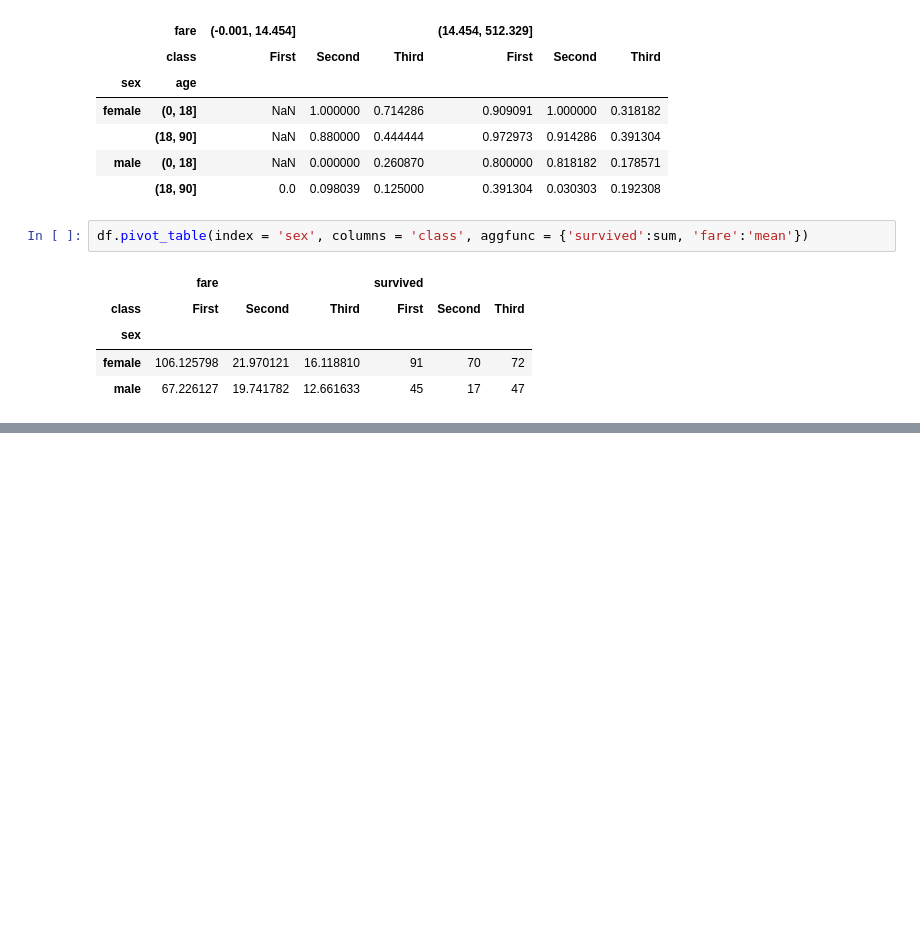
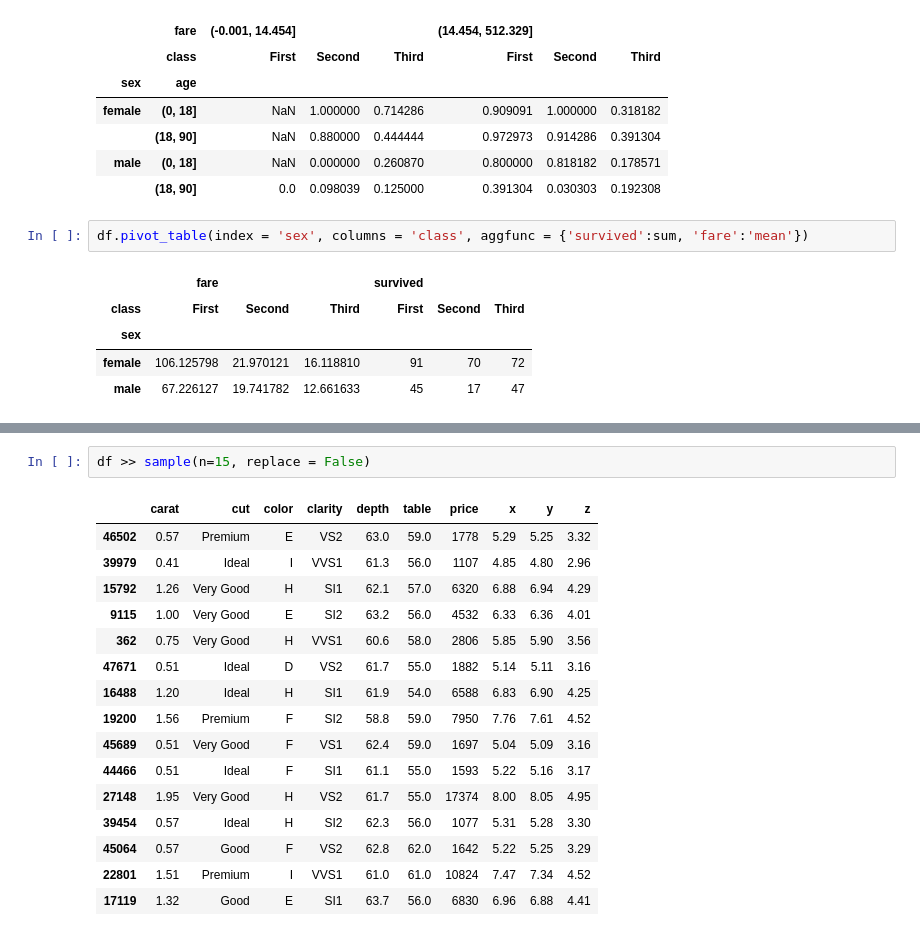
Before and after one commit to bevirgen/Data-Science---Artificial-Intelligence, a Jupyter notebook: 1. Python/2. Dr. M. Vahit Keskin/3. Pandas Basics/pandas_basics.ipynb, the cells around one changed output, grey strips where cells are left out. Cells and saved outputs as stored; diff of their text form; blank space fills up the shorter version.

```diff
--- a/1. Python/2. Dr. M. Vahit Keskin/3. Pandas Basics/pandas_basics.ipynb
+++ b/1. Python/2. Dr. M. Vahit Keskin/3. Pandas Basics/pandas_basics.ipynb
@@ -1158,0 +1264,19 @@ df.pivot_table(index = 'sex', columns = 'class', aggfunc = {'survived':sum, 'far
+# %%
+df >> sample(n=15, replace = False)
+# %% [output]
+|  | carat | cut | color | clarity | depth | table | price | x | y | z |
+| 46502 | 0.57 | Premium | E | VS2 | 63.0 | 59.0 | 1778 | 5.29 | 5.25 | 3.32 |
+| 39979 | 0.41 | Ideal | I | VVS1 | 61.3 | 56.0 | 1107 | 4.85 | 4.80 | 2.96 |
+| 15792 | 1.26 | Very Good | H | SI1 | 62.1 | 57.0 | 6320 | 6.88 | 6.94 | 4.29 |
+| 9115 | 1.00 | Very Good | E | SI2 | 63.2 | 56.0 | 4532 | 6.33 | 6.36 | 4.01 |
+| 362 | 0.75 | Very Good | H | VVS1 | 60.6 | 58.0 | 2806 | 5.85 | 5.90 | 3.56 |
+| 47671 | 0.51 | Ideal | D | VS2 | 61.7 | 55.0 | 1882 | 5.14 | 5.11 | 3.16 |
+| 16488 | 1.20 | Ideal | H | SI1 | 61.9 | 54.0 | 6588 | 6.83 | 6.90 | 4.25 |
+| 19200 | 1.56 | Premium | F | SI2 | 58.8 | 59.0 | 7950 | 7.76 | 7.61 | 4.52 |
+| 45689 | 0.51 | Very Good | F | VS1 | 62.4 | 59.0 | 1697 | 5.04 | 5.09 | 3.16 |
+| 44466 | 0.51 | Ideal | F | SI1 | 61.1 | 55.0 | 1593 | 5.22 | 5.16 | 3.17 |
+| 27148 | 1.95 | Very Good | H | VS2 | 61.7 | 55.0 | 17374 | 8.00 | 8.05 | 4.95 |
+| 39454 | 0.57 | Ideal | H | SI2 | 62.3 | 56.0 | 1077 | 5.31 | 5.28 | 3.30 |
+| 45064 | 0.57 | Good | F | VS2 | 62.8 | 62.0 | 1642 | 5.22 | 5.25 | 3.29 |
+| 22801 | 1.51 | Premium | I | VVS1 | 61.0 | 61.0 | 10824 | 7.47 | 7.34 | 4.52 |
+| 17119 | 1.32 | Good | E | SI1 | 63.7 | 56.0 | 6830 | 6.96 | 6.88 | 4.41 |
```
Also changed, not shown: parts of 50 cells of this notebook.
